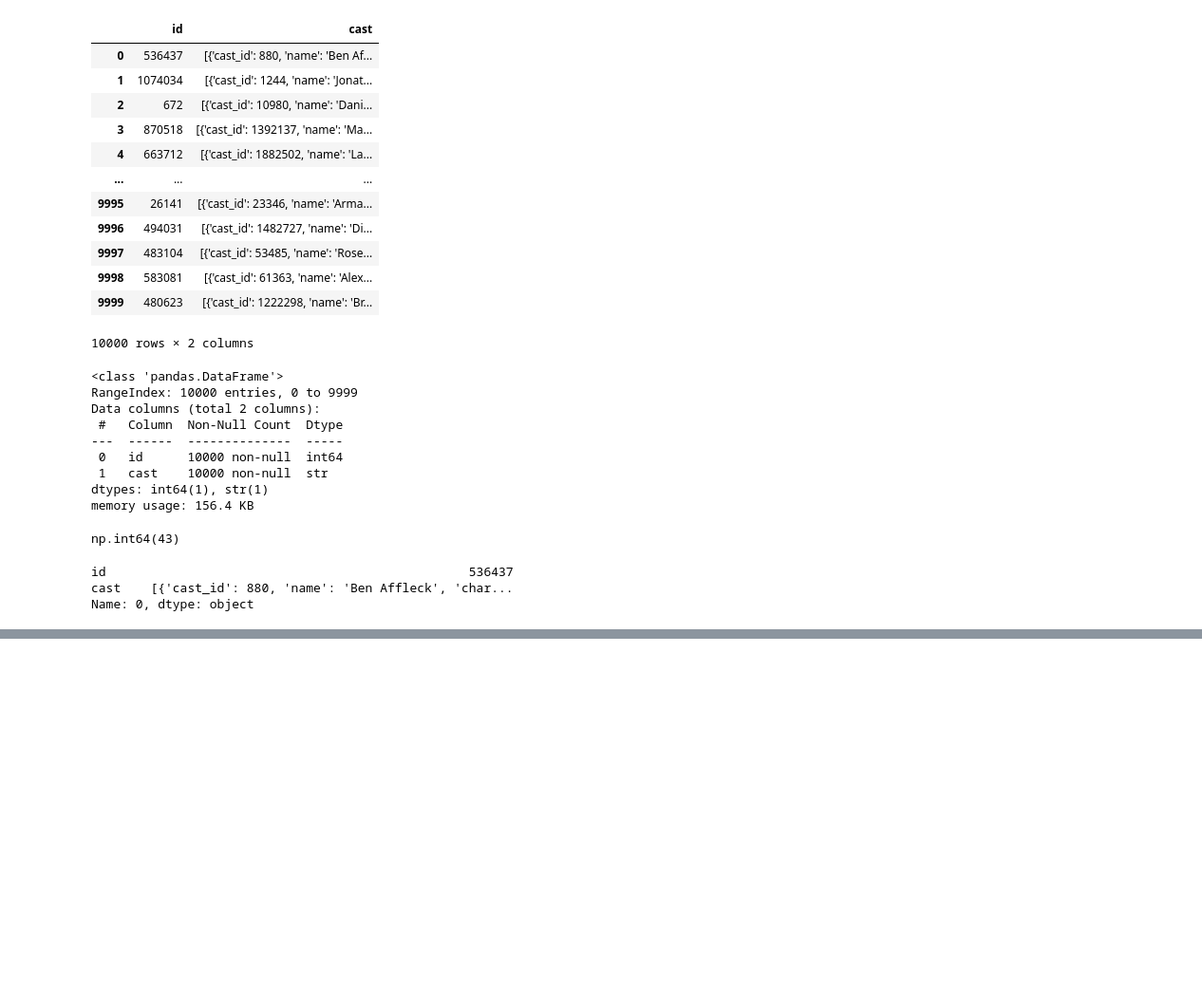
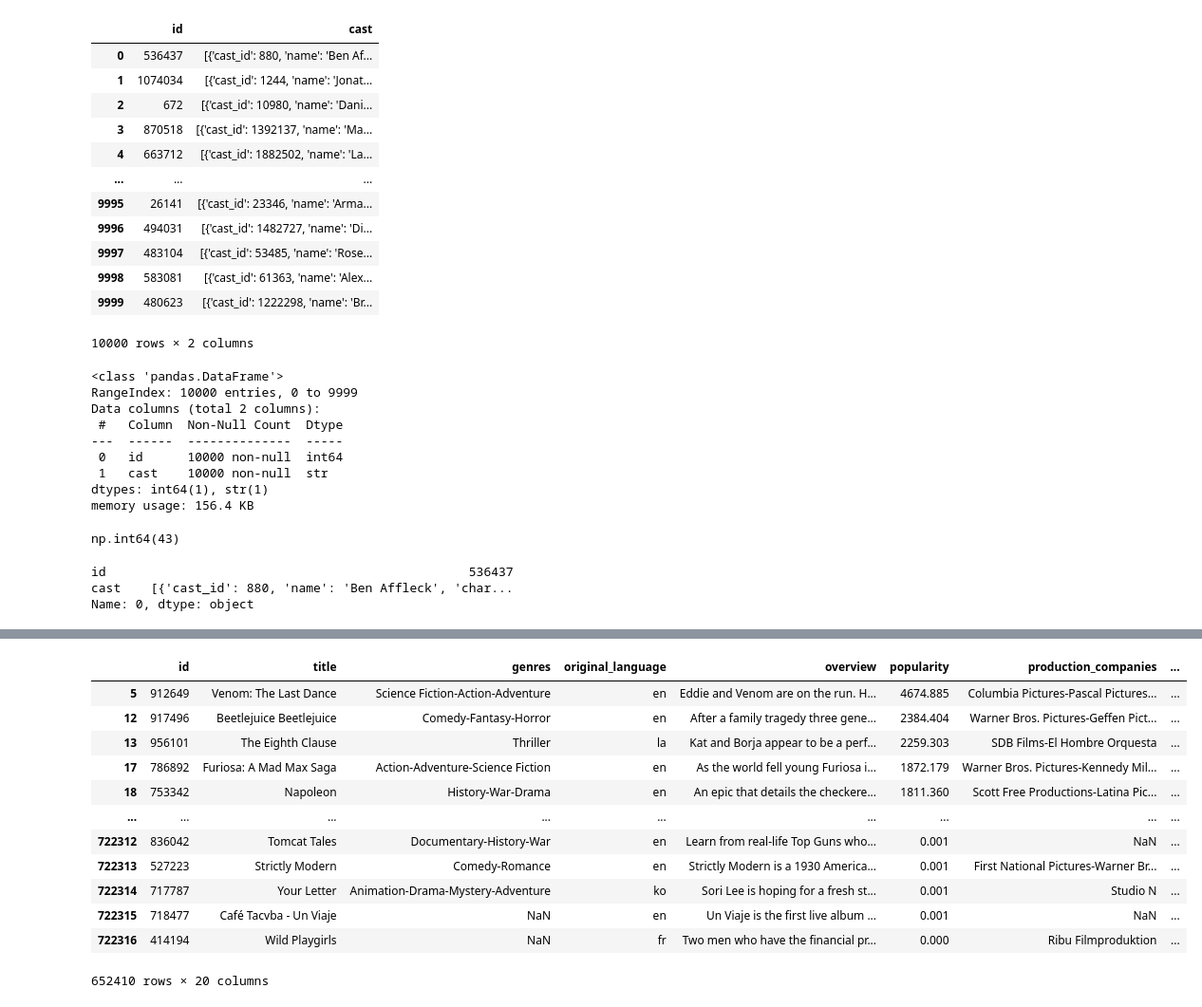
Before and after one commit to AmeyDande/Movie_recommender_system, a Jupyter notebook: notebook/cleaning_data_for_recommender_system.ipynb, the cells around one changed output, grey strips where cells are left out. Shown at 95% size. Cells and saved outputs as stored; diff of their text form; code cells hidden in the pictures; blank space fills up the shorter version.

```diff
--- a/notebook/cleaning_data_for_recommender_system.ipynb
+++ b/notebook/cleaning_data_for_recommender_system.ipynb
@@ -155,0 +193,4 @@ cast
+# %%
+crew.drop_duplicates(subset='id', inplace=True, keep='first')
+# %%
+crew['crew'] = crew['crew'].apply(lambda x: ast.literal_eval(x) if isinstance(x, str) else np.nan)
@@ -155,0 +203,2 @@ cast
+# %%
+crew['crew_info'] = crew['crew'].apply(lambda x: next((i['name'] for i in x if i['department'] == 'Directing'), np.nan) if isinstance(x, list) else np.nan)
@@ -155,0 +223,2 @@ cast
+# %%
+director = pd.DataFrame(crew[['crew_info', 'id']])
@@ -155,0 +241,16 @@ cast
+# %%
+df[~df['id'].isin(director['id'])]
+# %% [output]
+|  | id | title | genres | original_language | overview | popularity | production_companies | ... |
+| 5 | 912649 | Venom: The Last Dance | Science Fiction-Action-Adventure | en | Eddie and Venom are on the run. H... | 4674.885 | Columbia Pictures-Pascal Pictures... | ... |
+| 12 | 917496 | Beetlejuice Beetlejuice | Comedy-Fantasy-Horror | en | After a family tragedy three gene... | 2384.404 | Warner Bros. Pictures-Geffen Pict... | ... |
+| 13 | 956101 | The Eighth Clause | Thriller | la | Kat and Borja appear to be a perf... | 2259.303 | SDB Films-El Hombre Orquesta | ... |
+| 17 | 786892 | Furiosa: A Mad Max Saga | Action-Adventure-Science Fiction | en | As the world fell young Furiosa i... | 1872.179 | Warner Bros. Pictures-Kennedy Mil... | ... |
+| 18 | 753342 | Napoleon | History-War-Drama | en | An epic that details the checkere... | 1811.360 | Scott Free Productions-Latina Pic... | ... |
+| ... | ... | ... | ... | ... | ... | ... | ... | ... |
+| 722312 | 836042 | Tomcat Tales | Documentary-History-War | en | Learn from real-life Top Guns who... | 0.001 | NaN | ... |
+| 722313 | 527223 | Strictly Modern | Comedy-Romance | en | Strictly Modern is a 1930 America... | 0.001 | First National Pictures-Warner Br... | ... |
+| 722314 | 717787 | Your Letter | Animation-Drama-Mystery-Adventure | ko | Sori Lee is hoping for a fresh st... | 0.001 | Studio N | ... |
+| 722315 | 718477 | Café Tacvba - Un Viaje | NaN | en | Un Viaje is the first live album ... | 0.001 | NaN | ... |
+| 722316 | 414194 | Wild Playgirls | NaN | fr | Two men who have the financial pr... | 0.000 | Ribu Filmproduktion | ... |
+652410 rows × 20 columns
```
Also changed, not shown: parts of 19 cells of this notebook, 1 other file.
